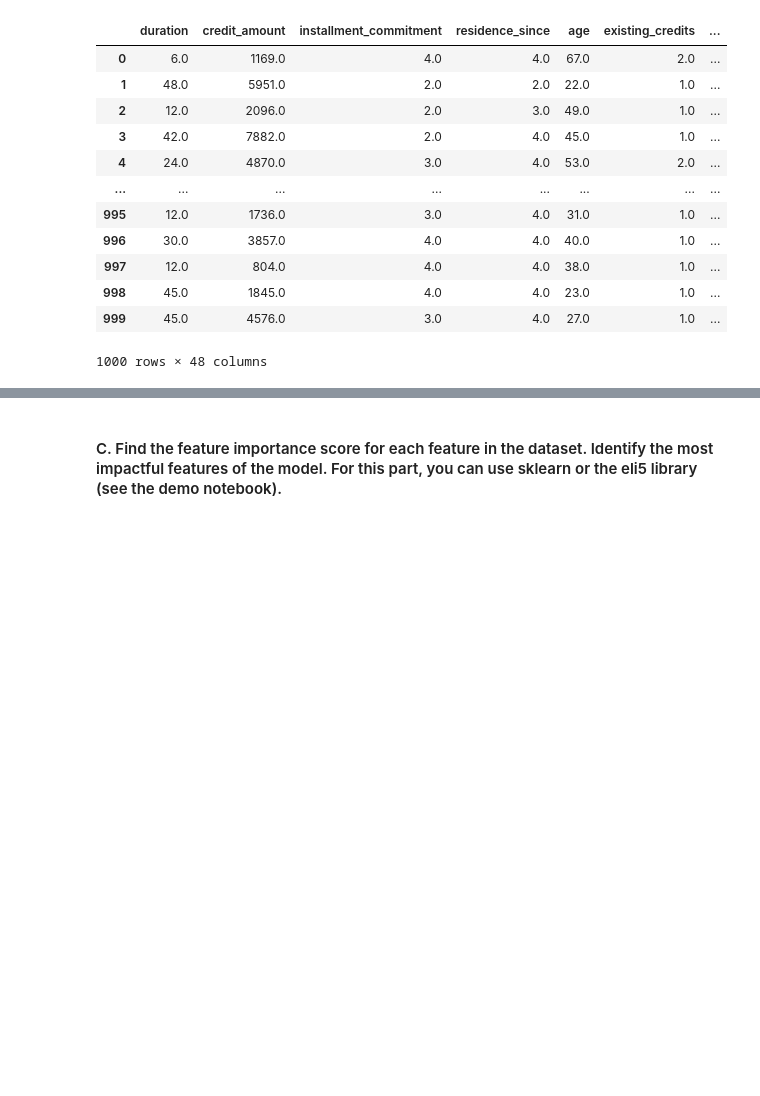
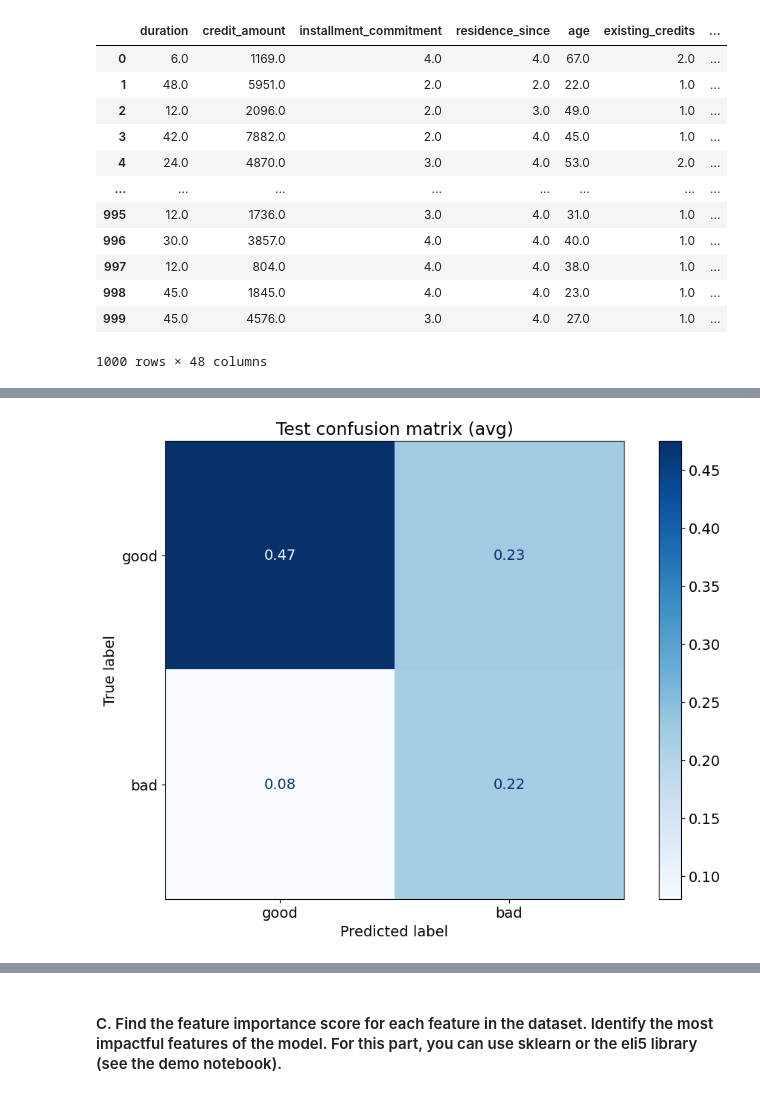
Before and after one commit to MaxPersoon/XAI-Project, a Jupyter notebook: XAI_group_project_DT.ipynb, the cells around one changed output, grey strips where cells are left out. Drawn from its saved outputs; the diff is of its cells as text; code cells hidden in the pictures; blank space fills up the shorter version.

```diff
--- a/XAI_group_project_DT.ipynb
+++ b/XAI_group_project_DT.ipynb
@@ -122,43 +163,15 @@ sample_weights = y.apply(lambda x: 5 if x == "bad" else 1)
 # %%
 from sklearn.model_selection import StratifiedKFold
 from sklearn.ensemble import RandomForestClassifier
-from sklearn.metrics import precision_score, recall_score, f1_score, confusion_matrix
+from sklearn.metrics import ConfusionMatrixDisplay
 
-
-def evaluate_classifier(y_true, y_pred, weights, metrics):
-    # cm = confusion_matrix(y_true, y_pred, sample_weight=weights)
-    # print(" " * 6 + f"* TP: {cm[1][1]}")
-    # print(" " * 6 + f"* TN: {cm[0][0]}")
-    # print(" " * 6 + f"* FP: {cm[0][1]}")
-    # print(" " * 6 + f"* FN: {cm[1][0]}\n")
-
-    metrics["confusion"].append(
-        confusion_matrix(y_true, y_pred, labels=["good", "bad"], sample_weight=weights).T
-    )
-    metrics["precision"].append(
-        precision_score(y_true, y_pred, pos_label="good", sample_weight=weights)
-    )
-    metrics["recall"].append(
-        recall_score(y_true, y_pred, pos_label="good", sample_weight=weights)
-    )
-    metrics["f1"].append(
-        f1_score(y_true, y_pred, pos_label="good", sample_weight=weights)
-    )
-
-    print(" " * 6 + "* confusion:\n" + " " * 9 + f"{metrics['confusion'][-1][0]}\n" + " " * 9 + f"{metrics['confusion'][-1][1]}")
-    print(" " * 6 + f"* precision: {metrics['precision'][-1]:.3f}")
-    print(" " * 6 + f"* recall: {metrics['recall'][-1]:.3f}")
-    print(" " * 6 + f"* f1: {metrics['f1'][-1]:.3f}\n")
-
+metrics_train = {"confusion": [], "precision": [], "recall": [], "f1": [], "specificity": []}
+metrics_test = {"confusion": [], "precision": [], "recall": [], "f1": [], "specificity": []}
 
 # Stratified k-fold cross-validation on a Random Forest classifier using the custom cost matrix
-# np.array([[0, 0], [0, 0]])
-metrics_train = {"confusion": [], "precision": [], "recall": [], "f1": []}
-metrics_test = {"confusion": [], "precision": [], "recall": [], "f1": []}
-
-skf = StratifiedKFold(shuffle=True)
+skf = StratifiedKFold(n_splits=4, shuffle=True, random_state=21)
 for i, (train_index, test_index) in enumerate(skf.split(X, y)):
-    print(f"Fold {i + 1}:")
+    #print(f"Fold {i + 1}:")
 
     # Define train and test set
     X_train = X_prime.iloc[train_index]
@@ -170,22 +183,39 @@ for i, (train_index, test_index) in enumerate(skf.split(X, y)):
     weights_test = sample_weights.iloc[test_index]
 
     # Train classifier
-    clf = RandomForestClassifier(max_depth=8).fit(X_train, y_train, sample_weight=weights_train)
+    #According to https://stats.stackexchange.com/questions/244630/difference-between-sample-weight-and-class-weight-randomforest-classifier,
+    #we need to use class_weights instead of sample_weights
+    #clf = RandomForestClassifier(max_depth=8).fit(X_train, y_train, sample_weight=weights_train)
+    clf = RandomForestClassifier(max_depth=8, class_weight={"good":1, "bad":5}).fit(X_train, y_train)
 
     # Evaluate classifier on train set
-    print(" " * 3 + "- Train:")
-    evaluate_classifier(y_train, clf.predict(X_train), weights_train, metrics_train)
+    #print(" " * 3 + "- Train:")
+    evaluate_classifier(y_train, clf.predict(X_train), weights_train, metrics_train, "train")
 
     # Evaluate classifier on test set
-    print(" " * 3 + "- Test:")
-    evaluate_classifier(y_test, clf.predict(X_test), weights_test, metrics_test)
+    #print(" " * 3 + "- Test:")
+    evaluate_classifier(y_test, clf.predict(X_test), weights_test, metrics_test, "test")
 
 # Average metrics over all folds
 print("Performance on train set:")
 for metric in metrics_train:
-    print(f"- {metric}:\n   * Avg: {np.mean(metrics_train[metric]):.3f}\n   * Std: {np.std(metrics_train[metric]):.3f}")
+    if metric == "confusion":
+        mean_cm_train = np.mean(metrics_train["confusion"], axis=0)
+        normalized_mean_cm_train = mean_cm_train / np.sum(mean_cm_train)
+        #ConfusionMatrixDisplay(normalized_mean_cm_train, display_labels=["good", "bad"]).plot(cmap="Blues")
+        #plt.title("Train confusion matrix (avg)")
+        #plt.show()
+    else:
+        print(f"- {metric}:\n   * Avg: {np.mean(metrics_train[metric]):.3f}\n   * Std: {np.std(metrics_train[metric]):.3f}")
 
 print("\nPerformance on test set:")
 for metric in metrics_test:
-    print(f"- {metric}:\n   * Avg: {np.mean(metrics_test[metric]):.3f}\n   * Std: {np.std(metrics_test[metric]):.3f}")
+    if metric == "confusion":
+        mean_cm_test = np.mean(metrics_test["confusion"], axis=0)
+        normalized_mean_cm_test = mean_cm_test / np.sum(mean_cm_test)
+        ConfusionMatrixDisplay(normalized_mean_cm_test, display_labels=["good", "bad"]).plot(cmap="Blues")
+        plt.title("Test confusion matrix (avg)")
+        plt.show()
+    else:
+        print(f"- {metric}:\n   * Avg: {np.mean(metrics_test[metric]):.3f}\n   * Std: {np.std(metrics_test[metric]):.3f}")
 # %% [output]
@@ -208,0 +237 @@ Fold 1:
+[figure, added]
```
Also changed, not shown: parts of 4 cells of this notebook, 2 other files.
